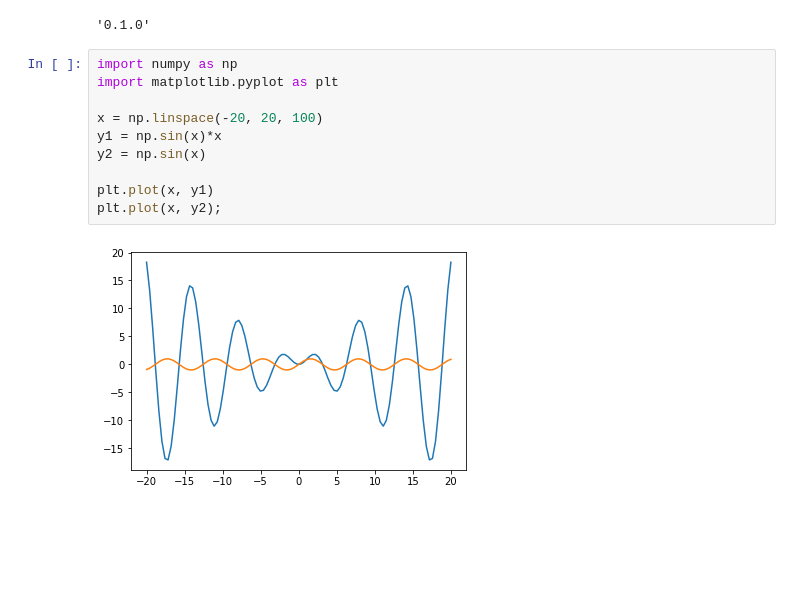
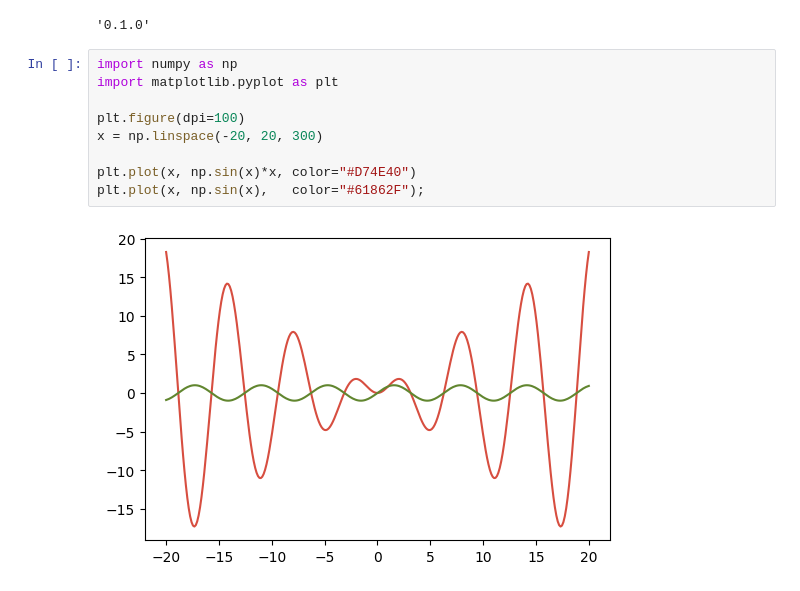
Before and after one commit to r4lv/jpy-flette, a Jupyter notebook: docs/notebooks/00.index.ipynb, the cells around one changed output. Saved outputs shown, nothing was run; the diff lists cells and outputs as text; blank space fills up the shorter version.

```diff
--- a/docs/notebooks/00.index.ipynb
+++ b/docs/notebooks/00.index.ipynb
@@ -75,12 +79,11 @@ jpy_flette.__version__
 # %%
 import numpy as np
 import matplotlib.pyplot as plt
 
-x = np.linspace(-20, 20, 100)
-y1 = np.sin(x)*x
-y2 = np.sin(x)
+plt.figure(dpi=100)
+x = np.linspace(-20, 20, 300)
 
-plt.plot(x, y1)
-plt.plot(x, y2);
+plt.plot(x, np.sin(x)*x, color="#D74E40")
+plt.plot(x, np.sin(x),   color="#61862F");
 # %% [output]
-[figure, old version]
+[figure, new version]
```
Also changed, not shown: parts of 3 cells of this notebook, 4 other files.
